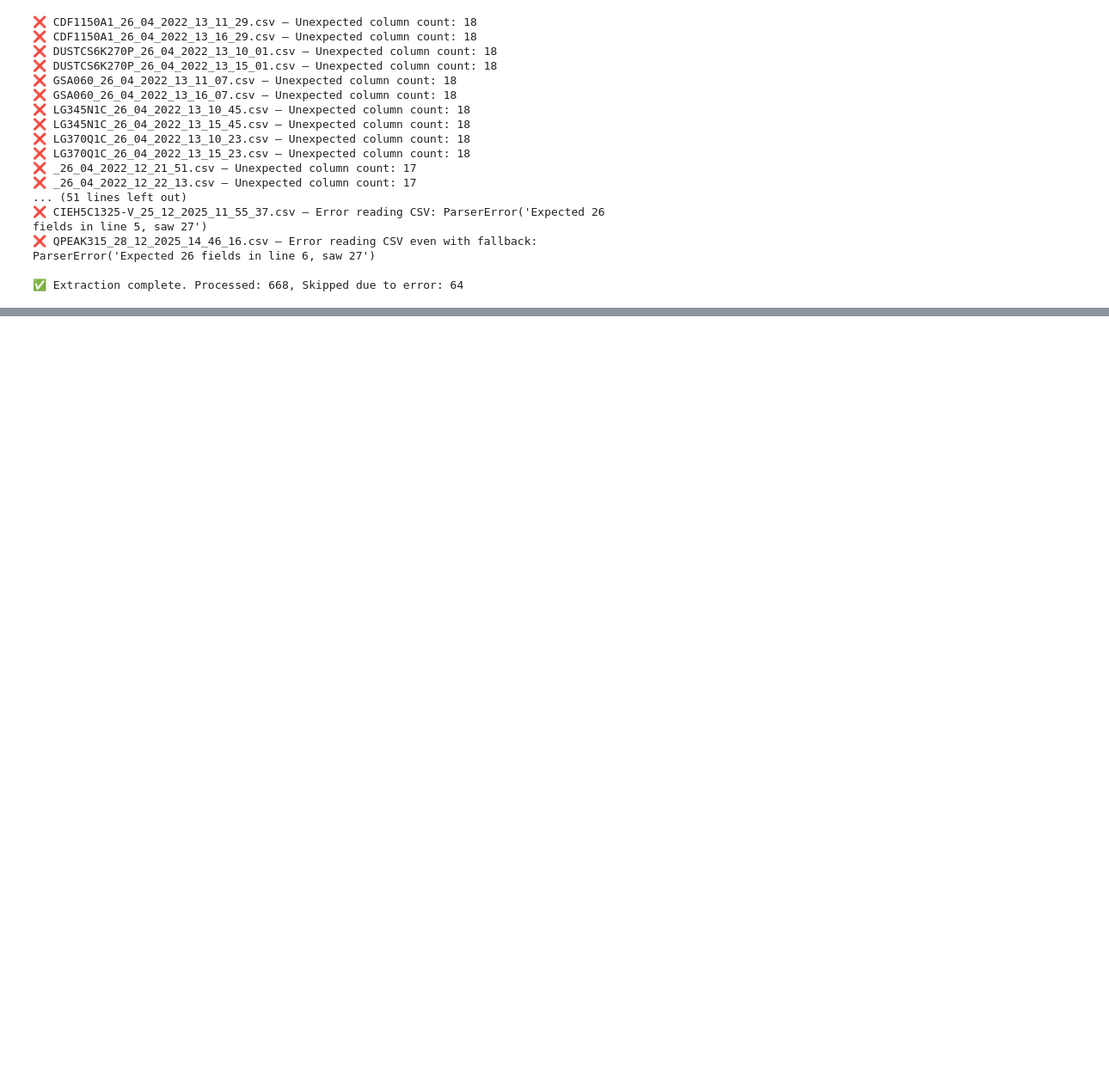
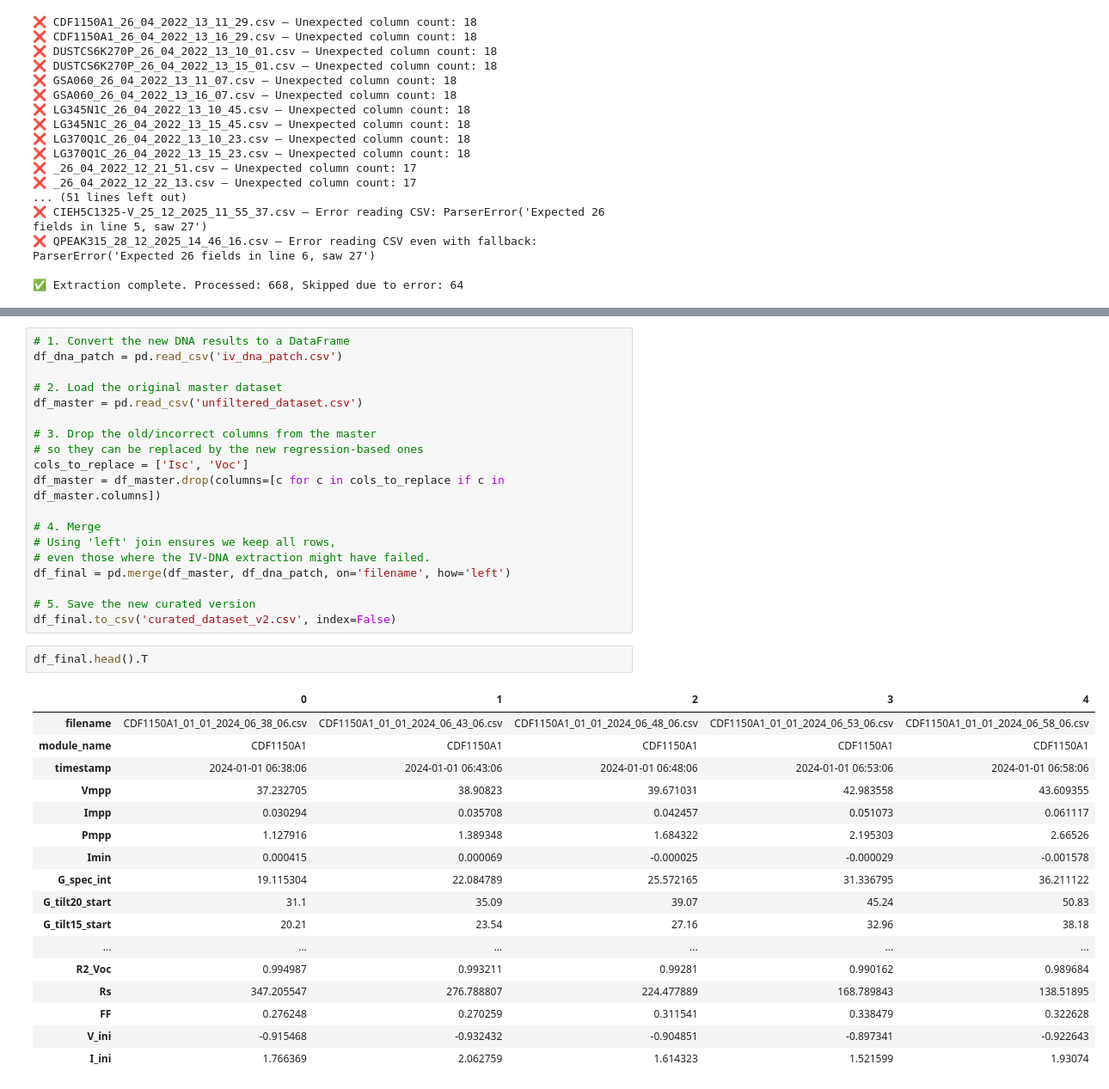
Before and after one commit to slava-yr/PUCP-Inti-Data, a Jupyter notebook: Data Preprocessing/RawToCSV.ipynb, the cells around one changed output, grey strips where cells are left out. Shown at 86% size. Saved outputs shown, nothing was run; the diff lists cells and outputs as text; blank space fills up the shorter version.

Commit message:
Finished data curation and added readme

```diff
--- a/Data Preprocessing/RawToCSV.ipynb
+++ b/Data Preprocessing/RawToCSV.ipynb
@@ -400,0 +496,39 @@ print(f"\n✅ Extraction complete. Processed: {processed_count}, Skipped due to
+# %%
+# 1. Convert the new DNA results to a DataFrame
+df_dna_patch = pd.read_csv('iv_dna_patch.csv')
+
+# 2. Load the original master dataset
+df_master = pd.read_csv('unfiltered_dataset.csv')
+
+# 3. Drop the old/incorrect columns from the master
+# so they can be replaced by the new regression-based ones
+cols_to_replace = ['Isc', 'Voc']
+df_master = df_master.drop(columns=[c for c in cols_to_replace if c in df_master.columns])
+
+# 4. Merge
+# Using 'left' join ensures we keep all rows,
+# even those where the IV-DNA extraction might have failed.
+df_final = pd.merge(df_master, df_dna_patch, on='filename', how='left')
+
+# 5. Save the new curated version
+df_final.to_csv('curated_dataset_v2.csv', index=False)
+# %%
+df_final.head().T
+# %% [output]
+|  | 0 | 1 | 2 | 3 | 4 |
+| filename | CDF1150A1_01_01_2024_06_38_06.csv | CDF1150A1_01_01_2024_06_43_06.csv | CDF1150A1_01_01_2024_06_48_06.csv | CDF1150A1_01_01_2024_06_53_06.csv | CDF1150A1_01_01_2024_06_58_06.csv |
+| module_name | CDF1150A1 | CDF1150A1 | CDF1150A1 | CDF1150A1 | CDF1150A1 |
+| timestamp | 2024-01-01 06:38:06 | 2024-01-01 06:43:06 | 2024-01-01 06:48:06 | 2024-01-01 06:53:06 | 2024-01-01 06:58:06 |
+| Vmpp | 37.232705 | 38.90823 | 39.671031 | 42.983558 | 43.609355 |
+| Impp | 0.030294 | 0.035708 | 0.042457 | 0.051073 | 0.061117 |
+| Pmpp | 1.127916 | 1.389348 | 1.684322 | 2.195303 | 2.66526 |
+| Imin | 0.000415 | 0.000069 | -0.000025 | -0.000029 | -0.001578 |
+| G_spec_int | 19.115304 | 22.084789 | 25.572165 | 31.336795 | 36.211122 |
+| G_tilt20_start | 31.1 | 35.09 | 39.07 | 45.24 | 50.83 |
+| G_tilt15_start | 20.21 | 23.54 | 27.16 | 32.96 | 38.18 |
+| ... | ... | ... | ... | ... | ... |
+| R2_Voc | 0.994987 | 0.993211 | 0.99281 | 0.990162 | 0.989684 |
+| Rs | 347.205547 | 276.788807 | 224.477889 | 168.789843 | 138.51895 |
+| FF | 0.276248 | 0.270259 | 0.311541 | 0.338479 | 0.322628 |
+| V_ini | -0.915468 | -0.932432 | -0.904851 | -0.897341 | -0.922643 |
+| I_ini | 1.766369 | 2.062759 | 1.614323 | 1.521599 | 1.93074 |
```
Also changed, not shown: parts of 5 cells of this notebook, 9 other files.
